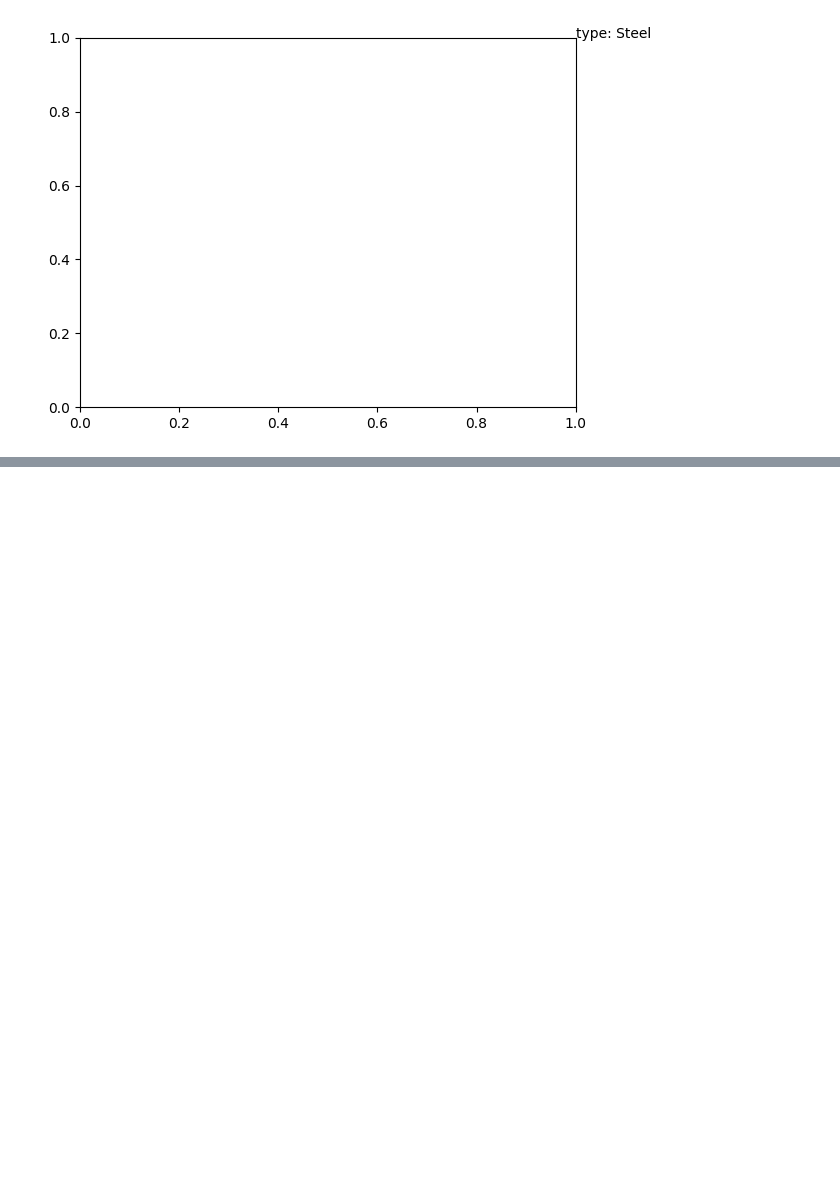
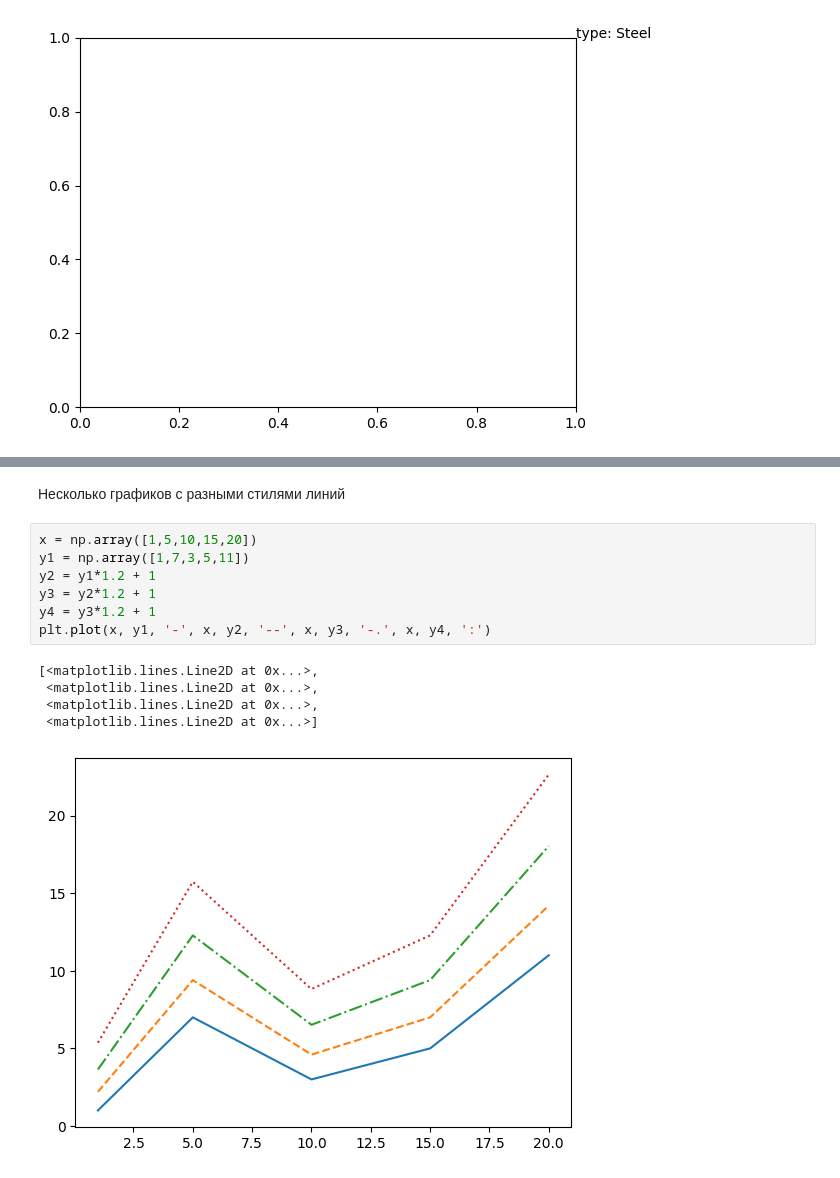
Before and after one commit to Naumo44/plt, a Jupyter notebook: work_with_pyplot.ipynb, the cells around one changed output, grey strips where cells are left out. Drawn from its saved outputs; the diff is of its cells as text; blank space fills up the shorter version.

```diff
--- a/work_with_pyplot.ipynb
+++ b/work_with_pyplot.ipynb
@@ -53,0 +82,15 @@ Text(1, 1, 'type: Steel')
+# %% [markdown]
+Несколько графиков с разными стилями линий
+# %%
+x = np.array([1,5,10,15,20])
+y1 = np.array([1,7,3,5,11])
+y2 = y1*1.2 + 1
+y3 = y2*1.2 + 1
+y4 = y3*1.2 + 1
+plt.plot(x, y1, '-', x, y2, '--', x, y3, '-.', x, y4, ':')
+# %% [output]
+[<matplotlib.lines.Line2D at 0x...>,
+ <matplotlib.lines.Line2D at 0x...>,
+ <matplotlib.lines.Line2D at 0x...>,
+ <matplotlib.lines.Line2D at 0x...>]
+[figure, added]
```
Also changed, not shown: parts of 13 cells of this notebook, 2 other files.
